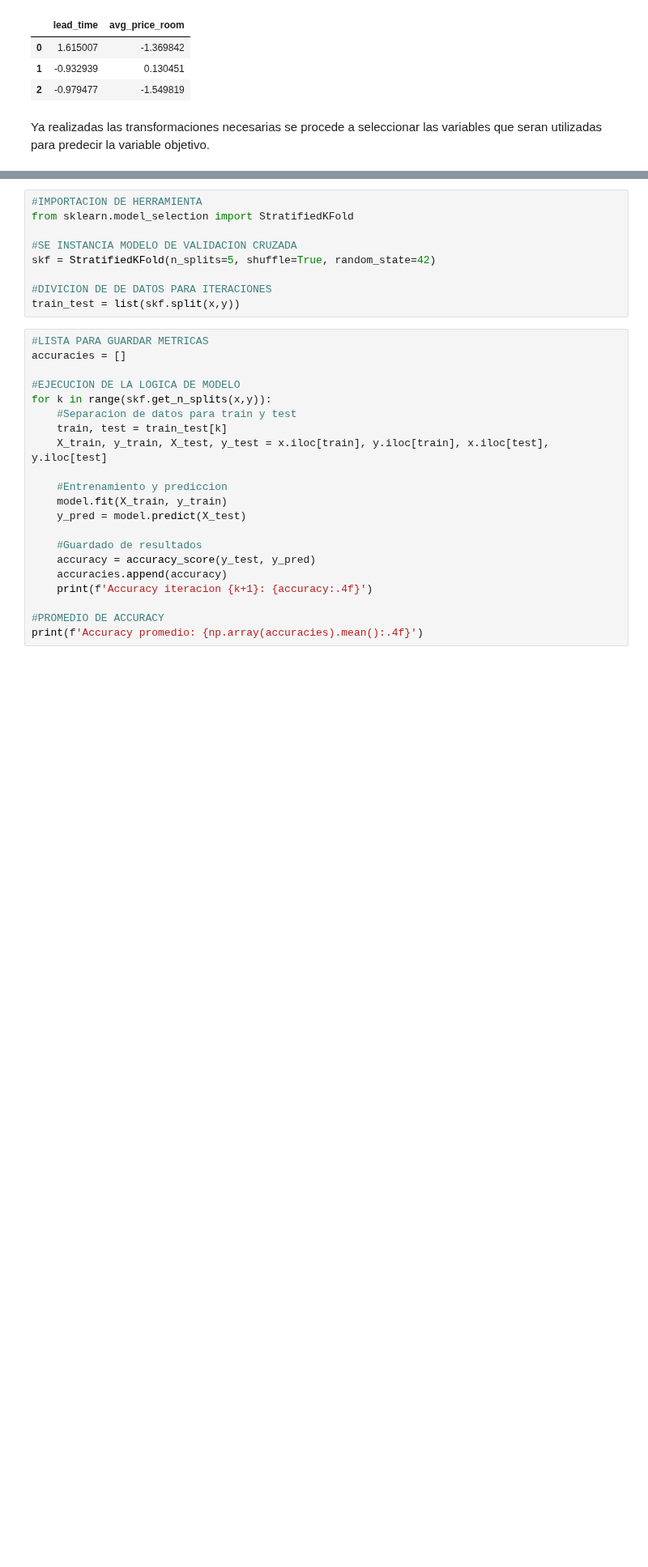
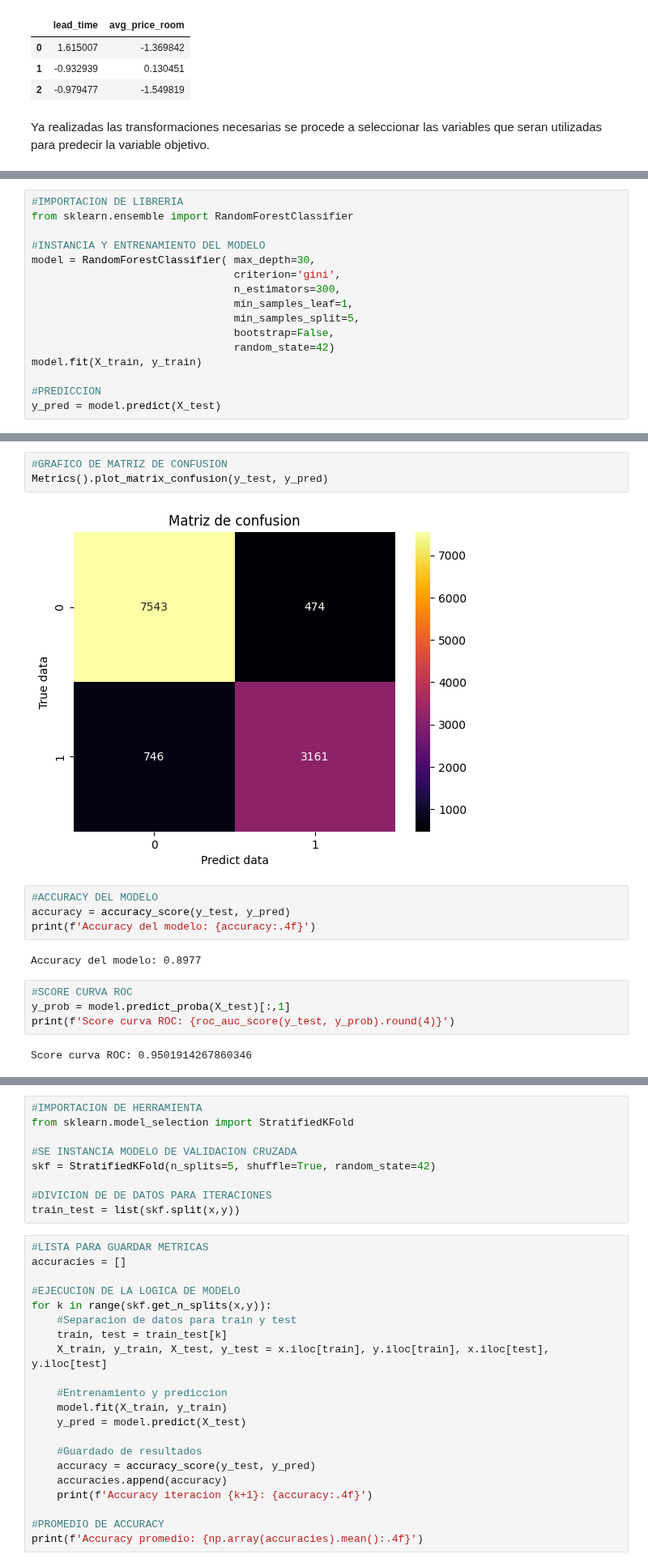
Before and after one commit to arielRas/CoderHouseDataScience-ProyectoFinal, a Jupyter notebook: Model.ipynb, the cells around one changed output, grey strips where cells are left out. Shown at 81% size. Drawn from its saved outputs; the diff is of its cells as text; blank space fills up the shorter version.

```diff
--- a/Model.ipynb
+++ b/Model.ipynb
@@ -133,0 +186,16 @@ Metrics.plot_roc_curve(y_test, y_prob)
+# %%
+#IMPORTACION DE LIBRERIA
+from sklearn.ensemble import RandomForestClassifier
+
+#INSTANCIA Y ENTRENAMIENTO DEL MODELO
+model = RandomForestClassifier( max_depth=30,
+                                criterion='gini',
+                                n_estimators=300,
+                                min_samples_leaf=1,
+                                min_samples_split=5,
+                                bootstrap=False,
+                                random_state=42)
+model.fit(X_train, y_train)
+
+#PREDICCION
+y_pred = model.predict(X_test)
@@ -133,0 +213,17 @@ Metrics.plot_roc_curve(y_test, y_prob)
+# %%
+#GRAFICO DE MATRIZ DE CONFUSION
+Metrics().plot_matrix_confusion(y_test, y_pred)
+# %% [output]
+[figure, added]
+# %%
+#ACCURACY DEL MODELO
+accuracy = accuracy_score(y_test, y_pred)
+print(f'Accuracy del modelo: {accuracy:.4f}')
+# %% [output]
+Accuracy del modelo: 0.8977
+# %%
+#SCORE CURVA ROC
+y_prob = model.predict_proba(X_test)[:,1]
+print(f'Score curva ROC: {roc_auc_score(y_test, y_prob).round(4)}')
+# %% [output]
+Score curva ROC: 0.9501914267860346
```
Also changed, not shown: parts of 33 cells of this notebook.
